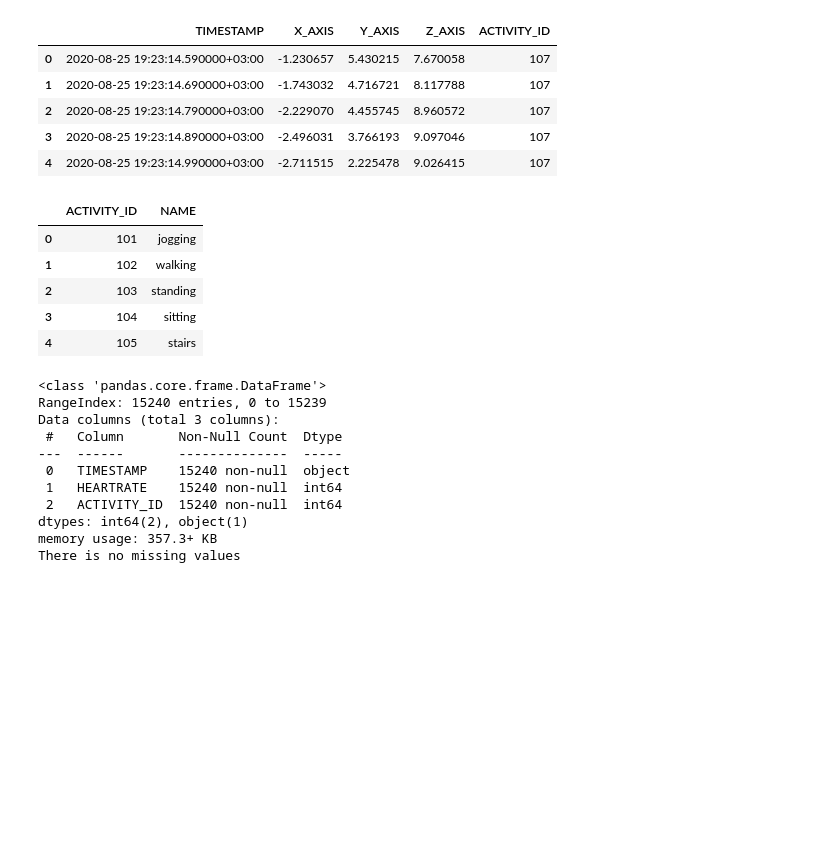
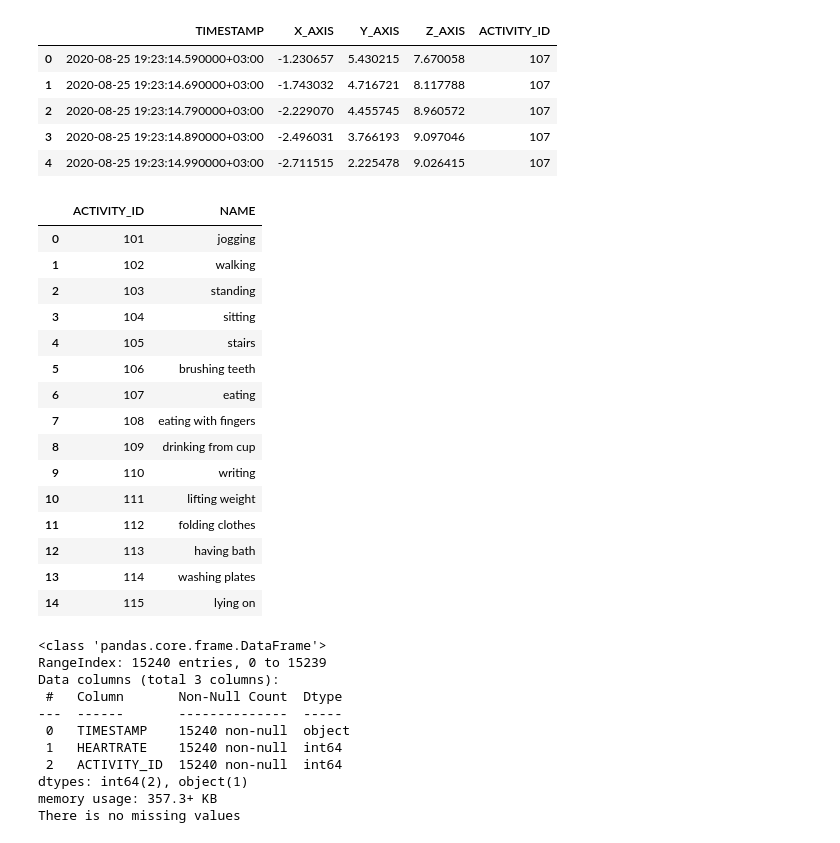
Before and after one commit to giorgosVardakas/Positional-Signal-Processing, a Jupyter notebook: Data Series Classification.ipynb, the cells around one changed output. Saved outputs shown, nothing was run; the diff lists cells and outputs as text; code cells hidden in the pictures; blank space fills up the shorter version.

```diff
--- a/Data Series Classification.ipynb
+++ b/Data Series Classification.ipynb
@@ -39,18 +44,25 @@ df_accelerometer.head()
 | 2 | 2020-08-25 19:23:14.790000+03:00 | -2.229070 | 4.455745 | 8.960572 | 107 |
 | 3 | 2020-08-25 19:23:14.890000+03:00 | -2.496031 | 3.766193 | 9.097046 | 107 |
 | 4 | 2020-08-25 19:23:14.990000+03:00 | -2.711515 | 2.225478 | 9.026415 | 107 |
-# %%
-df_activities.head()
-#df_accelerometer.head()
-#df_gyroscope.head()
-#df_heartrate.head()
-# %% [output]
-|  | ACTIVITY_ID | NAME |
-| 0 | 101 | jogging |
-| 1 | 102 | walking |
-| 2 | 103 | standing |
-| 3 | 104 | sitting |
-| 4 | 105 | stairs |
+# %%
+df_activities
+# %% [output]
+|  | ACTIVITY_ID | NAME |
+| 0 | 101 | jogging |
+| 1 | 102 | walking |
+| 2 | 103 | standing |
+| 3 | 104 | sitting |
+| 4 | 105 | stairs |
+| 5 | 106 | brushing teeth |
+| 6 | 107 | eating |
+| 7 | 108 | eating with fingers |
+| 8 | 109 | drinking from cup |
+| 9 | 110 | writing |
+| 10 | 111 | lifting weight |
+| 11 | 112 | folding clothes |
+| 12 | 113 | having bath |
+| 13 | 114 | washing plates |
+| 14 | 115 | lying on |
 # %%
 #df_activities.info()
 #df_accelerometer.info()
```
Also changed, not shown: parts of 12 cells of this notebook, 1 other file.
